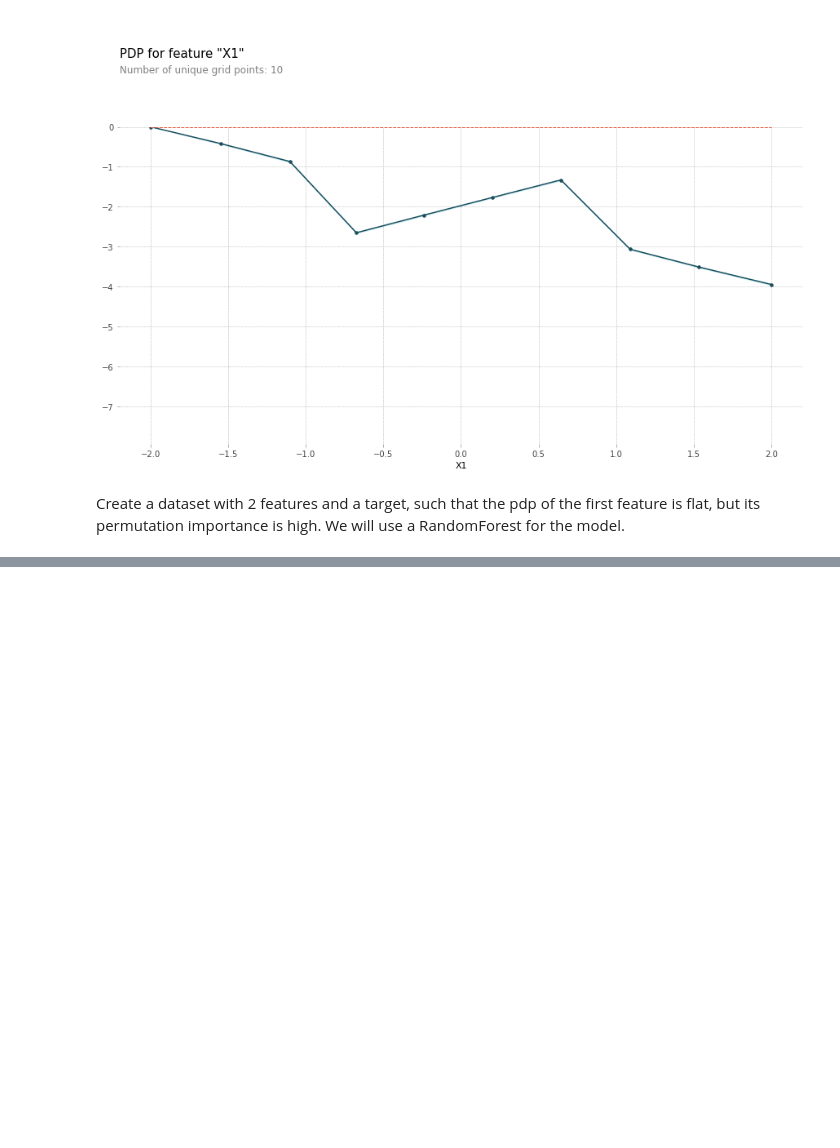
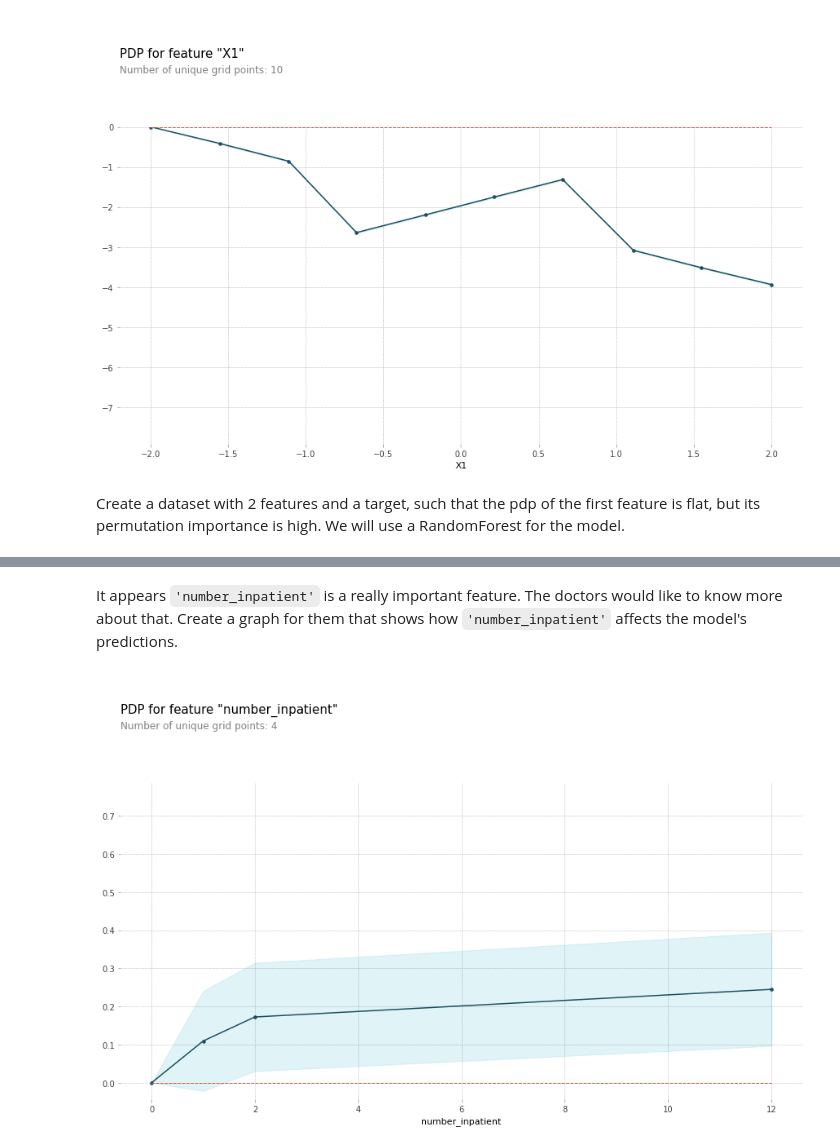
Before and after one commit to chelynl/Machine_Learning, a Jupyter notebook: ML_Explainability.ipynb, the cells around one changed output, grey strips where cells are left out. Cells and saved outputs as stored; diff of their text form; code cells hidden in the pictures; blank space fills up the shorter version.

```diff
--- a/ML_Explainability.ipynb
+++ b/ML_Explainability.ipynb
@@ -630,0 +761,3 @@ eli5.show_weights(perm, feature_names = ['X1', 'X2'])
+# %%
+df = pd.read_csv('/content/drive/MyDrive/Colab Notebooks/ML concepts/ML Insights/hospital_train.csv')
+df.head()
@@ -630,0 +802,9 @@ eli5.show_weights(perm, feature_names = ['X1', 'X2'])
+# %%
+# Define target and inputs
+X = df.drop(['readmitted'], axis=1)
+y = df['readmitted']
+
+# Partition data
+X_train, X_test, y_train, y_test = train_test_split(X, y, random_state=1)
+# Train basic model
+my_model = RandomForestClassifier(n_estimators=30, random_state=1).fit(X_train, y_train)
@@ -630,0 +837,17 @@ eli5.show_weights(perm, feature_names = ['X1', 'X2'])
+# %% [markdown]
+It appears `'number_inpatient'` is a really important feature. The doctors would like to know more about that. Create a graph for them that shows how `'number_inpatient'` affects the model's predictions.
+# %%
+# Calculate and show partial dependence plot
+from matplotlib import pyplot as plt
+from pdpbox import pdp, get_dataset, info_plots
+
+feature_name = 'number_inpatient'
+
+# Create the data that we will plot
+pdp_goals = pdp.pdp_isolate(model=my_model, dataset=X_test, model_features=X_test.columns, feature=feature_name)
+
+# plot it
+pdp.pdp_plot(pdp_goals, feature_name)
+plt.show()
+# %% [output]
+[figure, added]
```
Also changed, not shown: parts of 32 cells of this notebook.
